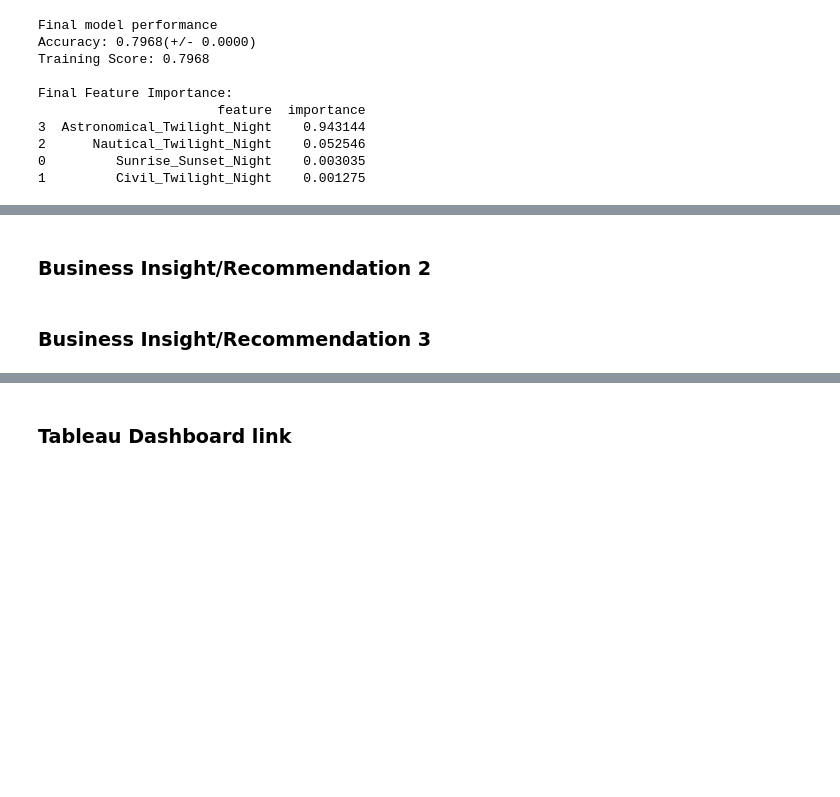
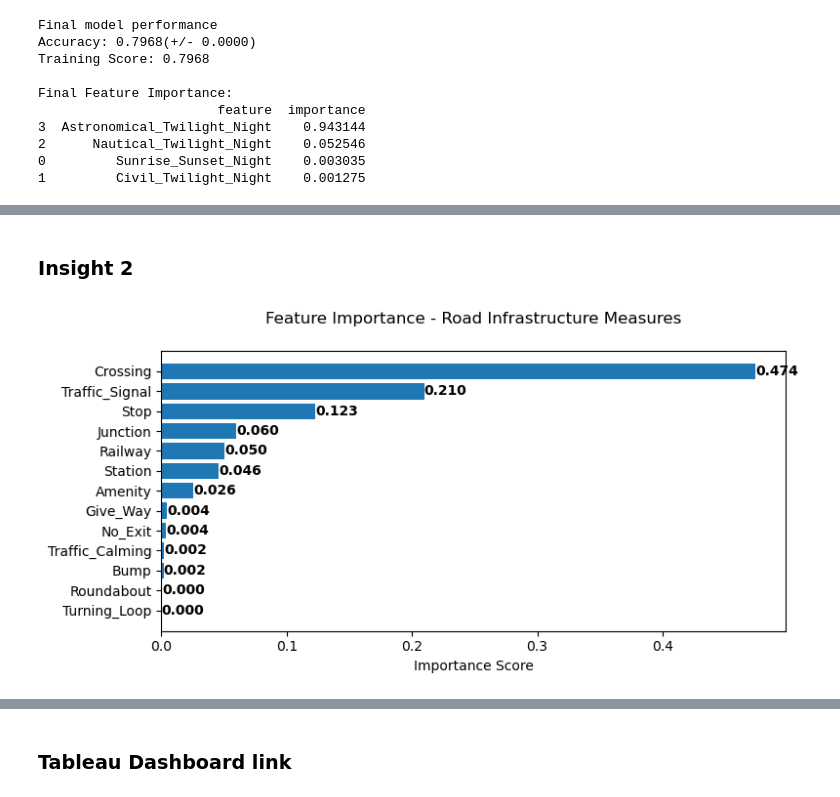
Before and after one commit to marhas109/MH_DS_Capstone_Project_1, a Jupyter notebook: MH_DS_Capstone_Project_1.ipynb, the cells around one changed output, grey strips where cells are left out. Cells and saved outputs as stored; diff of their text form; code cells hidden in the pictures; blank space fills up the shorter version.

```diff
--- a/MH_DS_Capstone_Project_1.ipynb
+++ b/MH_DS_Capstone_Project_1.ipynb
@@ -1274,4 +1306,24 @@ Final Feature Importance:
 # %% [markdown]
-### Business Insight/Recommendation 2
+### Insight 2
-# %% [markdown]
-### Business Insight/Recommendation 3
+# %%
+plt.figure(figsize= (8, 4))
+
+final_importance_infra_sorted = final_importance_infra.sort_values(by='importance', ascending=True)
+
+bars = plt.barh(final_importance_infra_sorted['feature'],
+                final_importance_infra_sorted['importance'])
+plt.title('Feature Importance - Road Infrastructure Measures', pad=20)
+plt.xlabel('Importance Score')
+
+# value labels on the bars for precise reading
+for bar in bars:
+   width = bar.get_width()
+   plt.text(width, bar.get_y() + bar.get_height()/2,
+            f'{width:.3f}',
+            ha='left', va='center',
+            fontweight='bold')
+
+plt.tight_layout()
+plt.show()
+# %% [output]
+[figure, added]
```
Also changed, not shown: parts of 9 cells of this notebook.
